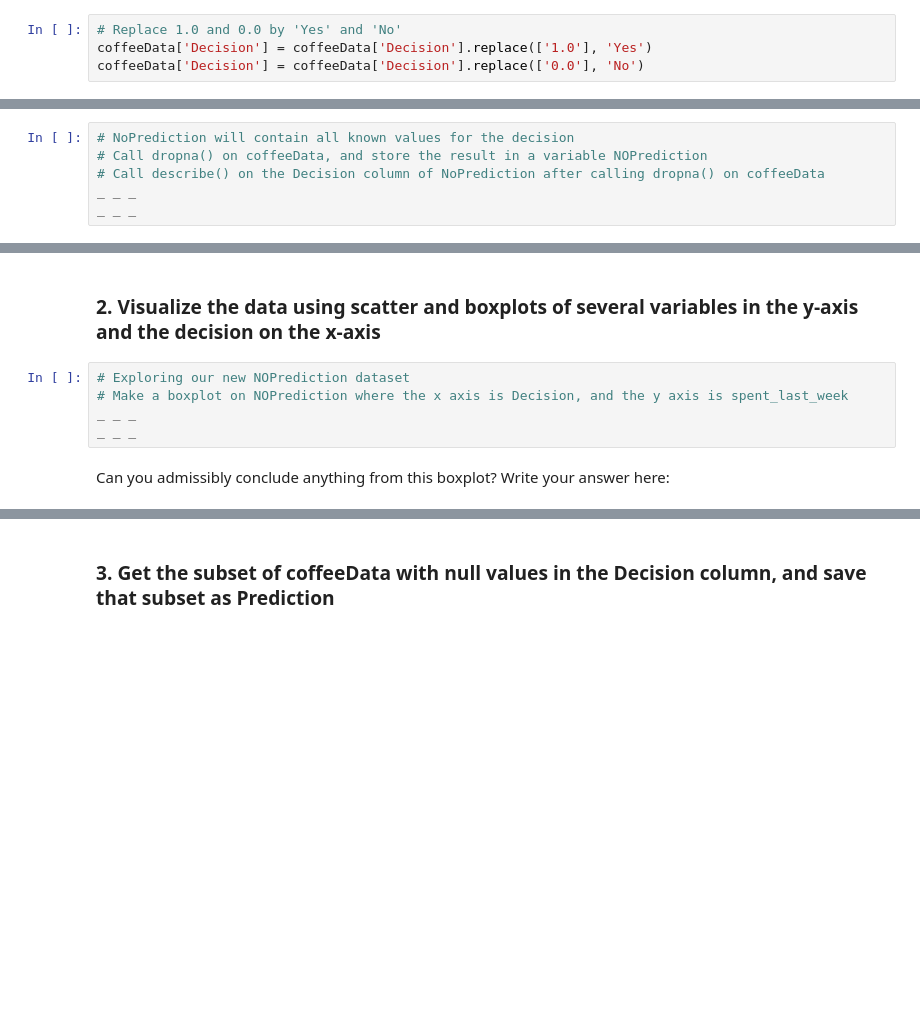
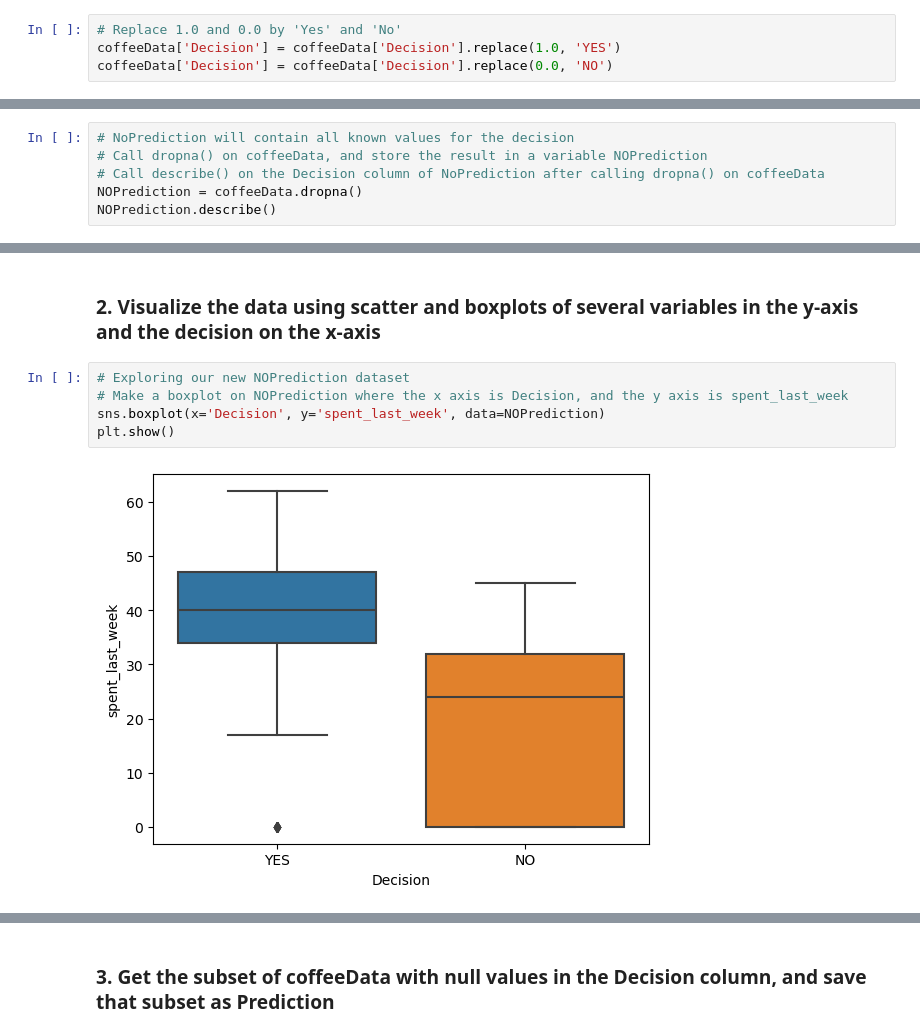
Before and after one commit to AngeliqueAlex/Case_Study_RR_Diner_Coffee, a Jupyter notebook: Springboard Decision Tree Specialty Coffee Case Study - Tier 3.ipynb, the cells around one changed output, grey strips where cells are left out. Drawn from its saved outputs; the diff is of its cells as text; blank space fills up the shorter version.

```diff
--- a/Springboard Decision Tree Specialty Coffee Case Study - Tier 3.ipynb
+++ b/Springboard Decision Tree Specialty Coffee Case Study - Tier 3.ipynb
@@ -230,8 +217,8 @@ array([ 1., nan,  0.])
 We now want to replace `1.0` and `0.0` in the `Decision` column by `YES` and `NO` respectively.
 # %%
 # Replace 1.0 and 0.0 by 'Yes' and 'No'
-coffeeData['Decision'] = coffeeData['Decision'].replace(['1.0'], 'Yes')
-coffeeData['Decision'] = coffeeData['Decision'].replace(['0.0'], 'No')
+coffeeData['Decision'] = coffeeData['Decision'].replace(1.0, 'YES')
+coffeeData['Decision'] = coffeeData['Decision'].replace(0.0, 'NO')
 # %%
 # Check that our replacing those values with 'YES' and 'NO' worked, with unique()
 coffeeData['Decision'].unique()
@@ -251,5 +238,5 @@ To execute the train/test split properly, we need to do five things:
 # NoPrediction will contain all known values for the decision
 # Call dropna() on coffeeData, and store the result in a variable NOPrediction
 # Call describe() on the Decision column of NoPrediction after calling dropna() on coffeeData
-_ _ _
-_ _ _
+NOPrediction = coffeeData.dropna()
+NOPrediction.describe()
@@ -258,7 +255,7 @@ _ _ _
 # %%
 # Exploring our new NOPrediction dataset
 # Make a boxplot on NOPrediction where the x axis is Decision, and the y axis is spent_last_week
-_ _ _
-_ _ _
+sns.boxplot(x='Decision', y='spent_last_week', data=NOPrediction)
+plt.show()
+# %% [output]
+[figure, added]
-# %% [markdown]
-Can you admissibly conclude anything from this boxplot? Write your answer here:
```
Also changed, not shown: parts of 42 cells of this notebook, 1 other file.
